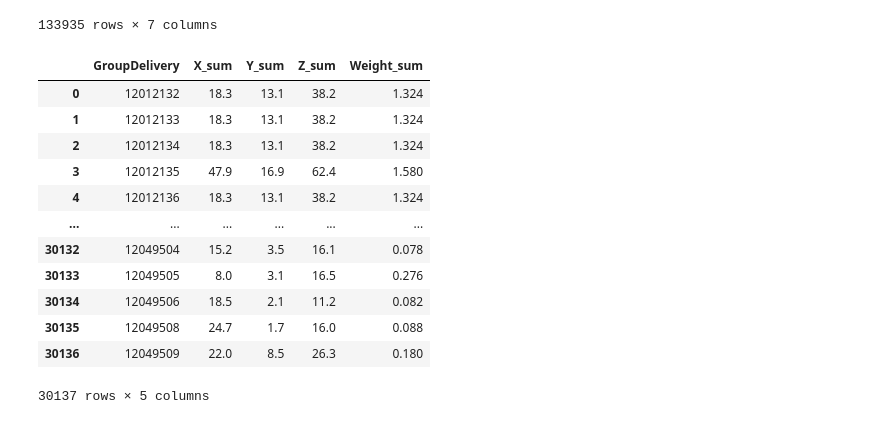
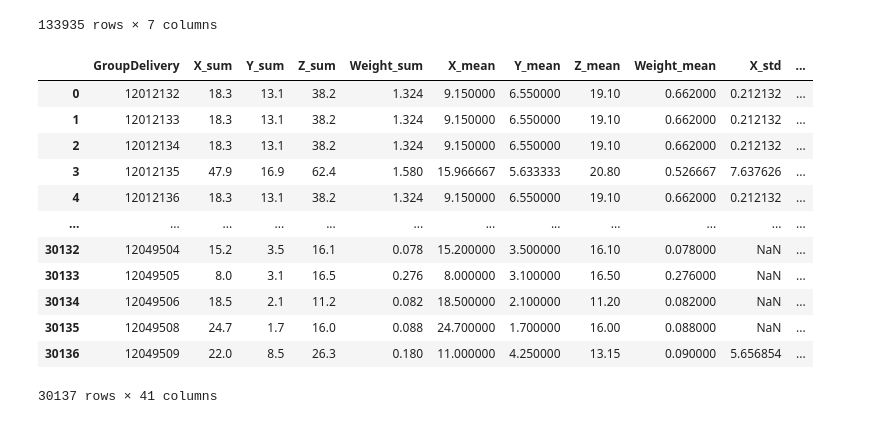
Before and after one commit to JohnyDevp/ATC-neural-network, a Jupyter notebook: test.ipynb, the cells around one changed output. Cells and saved outputs as stored; diff of their text form; code cells hidden in the pictures.

Commit message:
developing feature vector extraction

```diff
--- a/test.ipynb
+++ b/test.ipynb
@@ -57,9 +62,6 @@ class ATCDataset_v2(Dataset):
         # store vectors and group delivery
         self.vectors = grouped.Vector
         self.groupDelivery = grouped.GroupDelivery
-# %%
-def create_feature_vector():
-    pass
 # %%
 TEST_IN="data/test_in.csv"
 TEST_OUT="data/test_out.csv"
@@ -92,16 +85,0 @@ d = data_test.df.groupby('GroupDelivery').apply(func=lm, include_groups=False).r
-# %%
-d
-# %% [output]
-|  | GroupDelivery | X_sum | Y_sum | Z_sum | Weight_sum |
-| 0 | 12012132 | 18.3 | 13.1 | 38.2 | 1.324 |
-| 1 | 12012133 | 18.3 | 13.1 | 38.2 | 1.324 |
-| 2 | 12012134 | 18.3 | 13.1 | 38.2 | 1.324 |
-| 3 | 12012135 | 47.9 | 16.9 | 62.4 | 1.580 |
-| 4 | 12012136 | 18.3 | 13.1 | 38.2 | 1.324 |
-| ... | ... | ... | ... | ... | ... |
-| 30132 | 12049504 | 15.2 | 3.5 | 16.1 | 0.078 |
-| 30133 | 12049505 | 8.0 | 3.1 | 16.5 | 0.276 |
-| 30134 | 12049506 | 18.5 | 2.1 | 11.2 | 0.082 |
-| 30135 | 12049508 | 24.7 | 1.7 | 16.0 | 0.088 |
-| 30136 | 12049509 | 22.0 | 8.5 | 26.3 | 0.180 |
-30137 rows × 5 columns
@@ -107,0 +140,17 @@ d
+# %%
+d = data_test.df.groupby('GroupDelivery',observed=True).apply(func=create_feature_vector, include_groups=False).reset_index()
+d
+# %% [output]
+|  | GroupDelivery | X_sum | Y_sum | Z_sum | Weight_sum | X_mean | Y_mean | Z_mean | Weight_mean | X_std | ... |
+| 0 | 12012132 | 18.3 | 13.1 | 38.2 | 1.324 | 9.150000 | 6.550000 | 19.10 | 0.662000 | 0.212132 | ... |
+| 1 | 12012133 | 18.3 | 13.1 | 38.2 | 1.324 | 9.150000 | 6.550000 | 19.10 | 0.662000 | 0.212132 | ... |
+| 2 | 12012134 | 18.3 | 13.1 | 38.2 | 1.324 | 9.150000 | 6.550000 | 19.10 | 0.662000 | 0.212132 | ... |
+| 3 | 12012135 | 47.9 | 16.9 | 62.4 | 1.580 | 15.966667 | 5.633333 | 20.80 | 0.526667 | 7.637626 | ... |
+| 4 | 12012136 | 18.3 | 13.1 | 38.2 | 1.324 | 9.150000 | 6.550000 | 19.10 | 0.662000 | 0.212132 | ... |
+| ... | ... | ... | ... | ... | ... | ... | ... | ... | ... | ... | ... |
+| 30132 | 12049504 | 15.2 | 3.5 | 16.1 | 0.078 | 15.200000 | 3.500000 | 16.10 | 0.078000 | NaN | ... |
+| 30133 | 12049505 | 8.0 | 3.1 | 16.5 | 0.276 | 8.000000 | 3.100000 | 16.50 | 0.276000 | NaN | ... |
+| 30134 | 12049506 | 18.5 | 2.1 | 11.2 | 0.082 | 18.500000 | 2.100000 | 11.20 | 0.082000 | NaN | ... |
+| 30135 | 12049508 | 24.7 | 1.7 | 16.0 | 0.088 | 24.700000 | 1.700000 | 16.00 | 0.088000 | NaN | ... |
+| 30136 | 12049509 | 22.0 | 8.5 | 26.3 | 0.180 | 11.000000 | 4.250000 | 13.15 | 0.090000 | 5.656854 | ... |
+30137 rows × 41 columns
```
Also changed, not shown: parts of 6 cells of this notebook, 1 other file.
